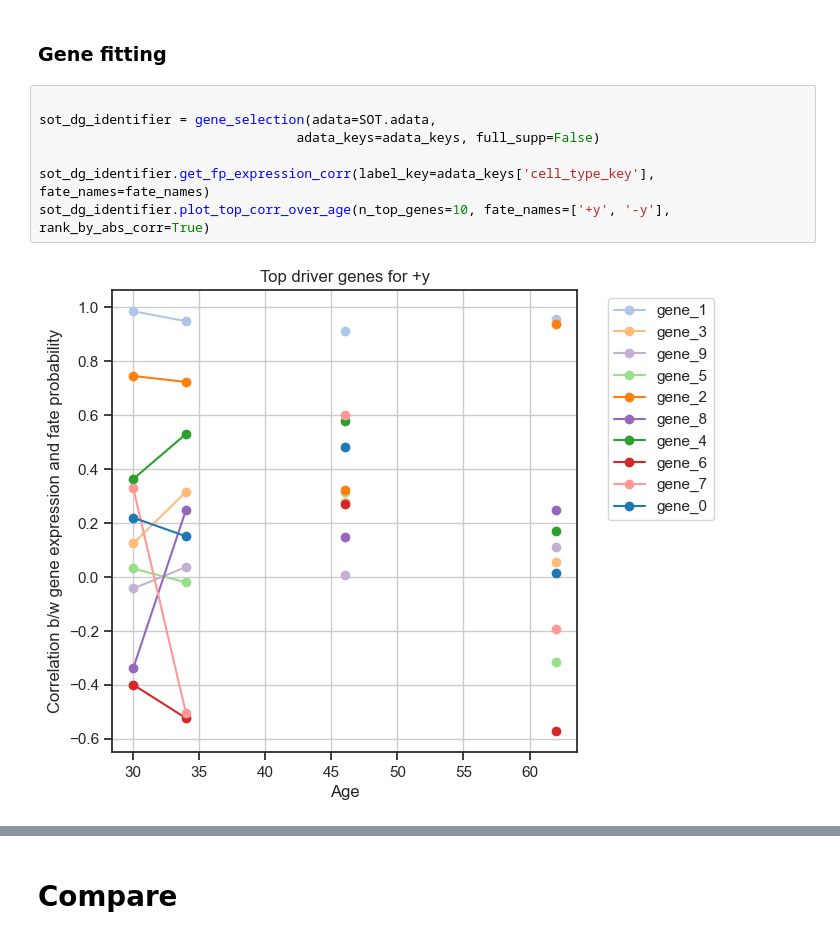
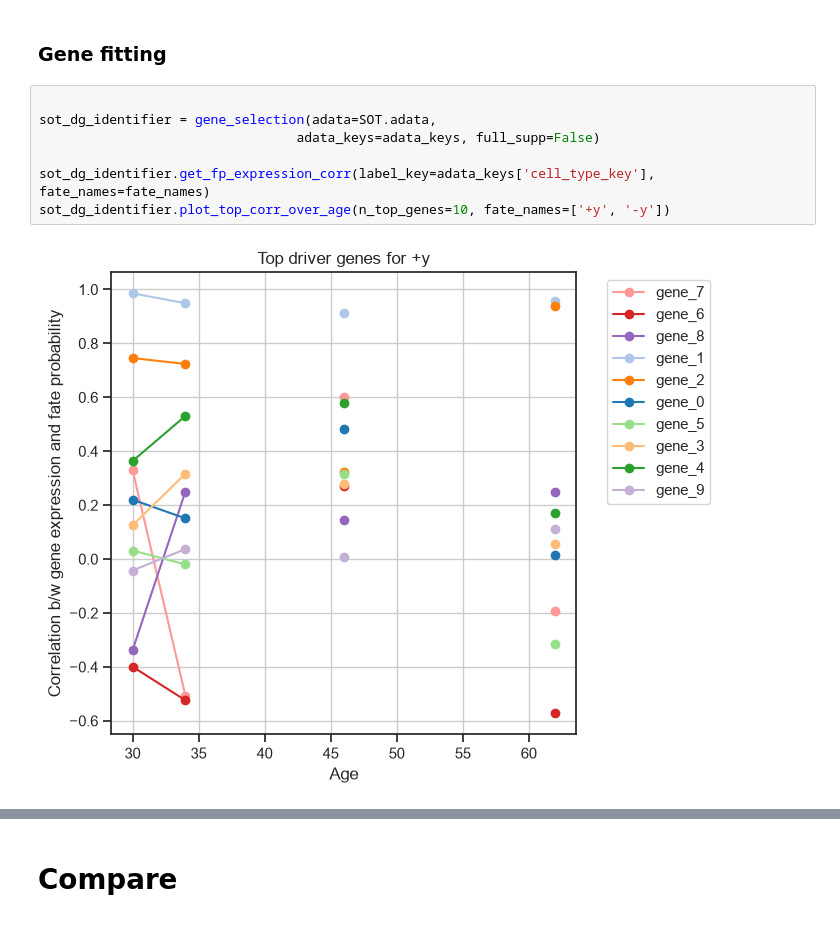
Before and after one commit to ColeBoyle/global-stationaryOT, a Jupyter notebook: examples/example-sim.ipynb, the cells around one changed output, grey strips where cells are left out. Saved outputs shown, nothing was run; the diff lists cells and outputs as text.

```diff
--- a/examples/example-sim.ipynb
+++ b/examples/example-sim.ipynb
@@ -178,9 +183,9 @@ No sinks at time 90.0, cannot compute fate probabilities.
 # %%
 
 sot_dg_identifier = gene_selection(adata=SOT.adata,
                                  adata_keys=adata_keys, full_supp=False)
 
 sot_dg_identifier.get_fp_expression_corr(label_key=adata_keys['cell_type_key'], fate_names=fate_names)
-sot_dg_identifier.plot_top_corr_over_age(n_top_genes=10, fate_names=['+y', '-y'], rank_by_abs_corr=True)
+sot_dg_identifier.plot_top_corr_over_age(n_top_genes=10, fate_names=['+y', '-y'])
 # %% [output]
-[figure, old version]
+[figure, new version]
```
Also changed, not shown: parts of 6 cells of this notebook, 1 other file.
